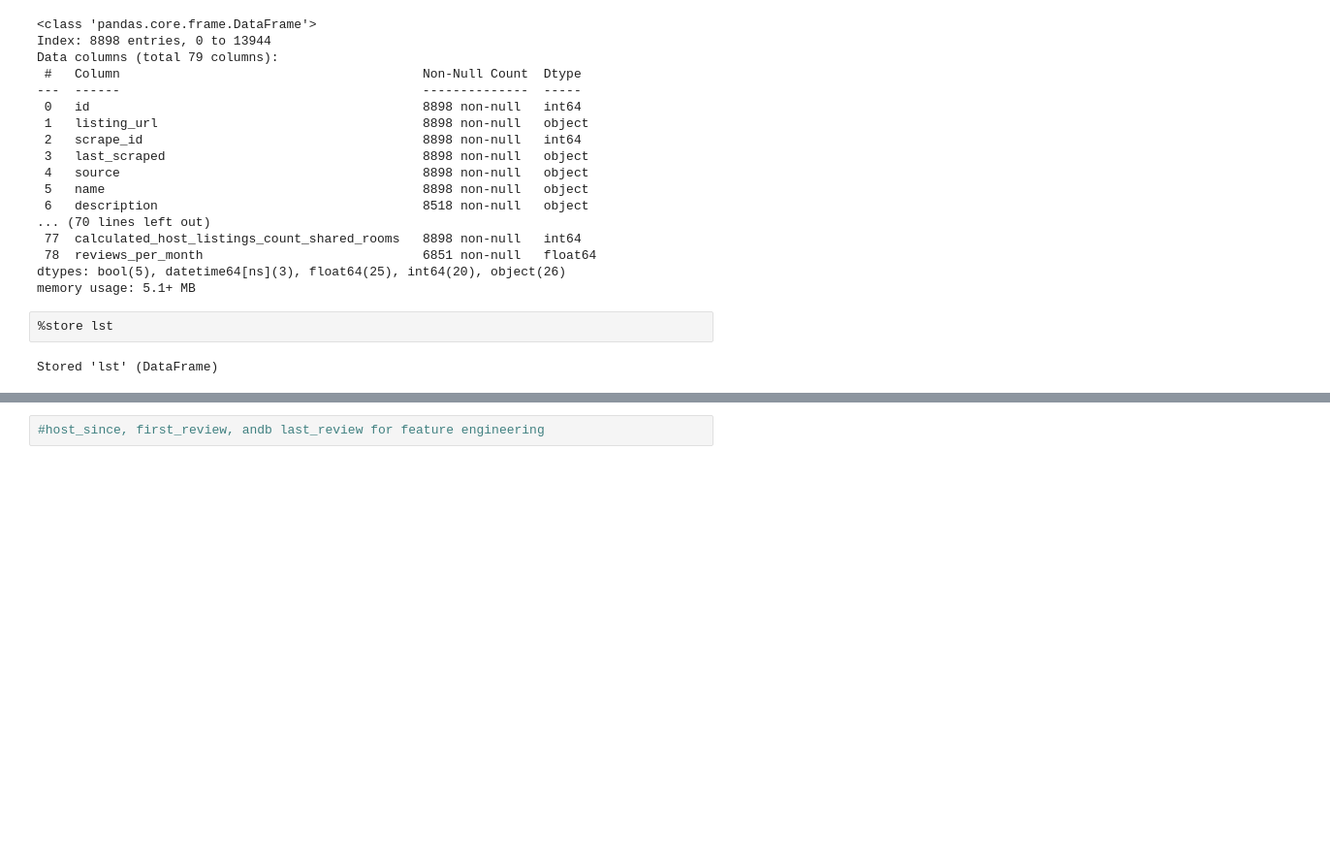
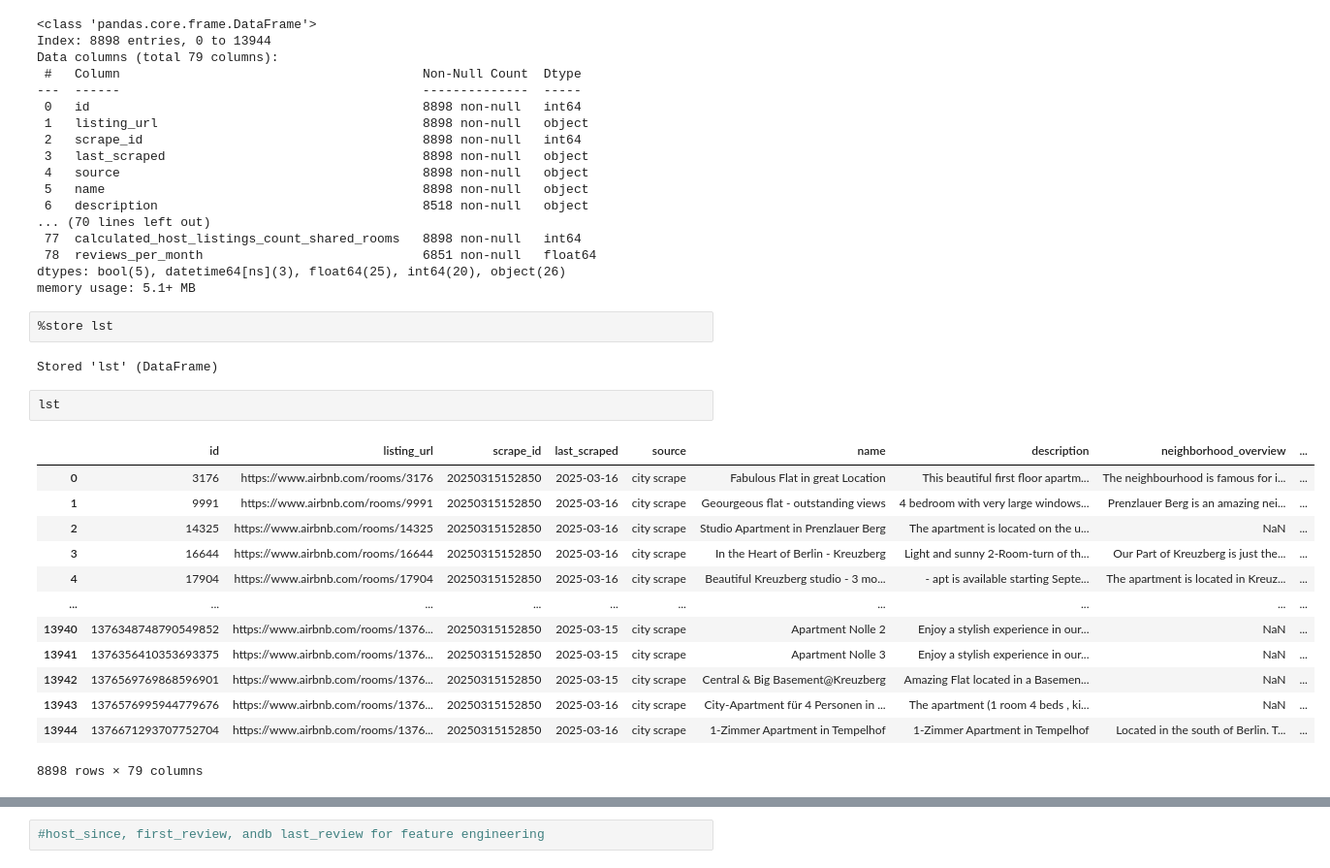
Before and after one commit to dimitrisavellas/airbnb-price-prediction, a Jupyter notebook: notebooks/02_data_cleaning_listings.ipynb, the cells around one changed output, grey strips where cells are left out. Shown at 97% size. Saved outputs shown, nothing was run; the diff lists cells and outputs as text; blank space fills up the shorter version.

```diff
--- a/notebooks/02_data_cleaning_listings.ipynb
+++ b/notebooks/02_data_cleaning_listings.ipynb
@@ -137,3 +137,19 @@ memory usage: 5.1+ MB
 %store lst
 # %% [output]
 Stored 'lst' (DataFrame)
+# %%
+lst
+# %% [output]
+|  | id | listing_url | scrape_id | last_scraped | source | name | description | neighborhood_overview | ... |
+| 0 | 3176 | https://www.airbnb.com/rooms/3176 | 20250315152850 | 2025-03-16 | city scrape | Fabulous Flat in great Location | This beautiful first floor apartm... | The neighbourhood is famous for i... | ... |
+| 1 | 9991 | https://www.airbnb.com/rooms/9991 | 20250315152850 | 2025-03-16 | city scrape | Geourgeous flat - outstanding views | 4 bedroom with very large windows... | Prenzlauer Berg is an amazing nei... | ... |
+| 2 | 14325 | https://www.airbnb.com/rooms/14325 | 20250315152850 | 2025-03-16 | city scrape | Studio Apartment in Prenzlauer Berg | The apartment is located on the u... | NaN | ... |
+| 3 | 16644 | https://www.airbnb.com/rooms/16644 | 20250315152850 | 2025-03-16 | city scrape | In the Heart of Berlin - Kreuzberg | Light and sunny 2-Room-turn of th... | Our Part of Kreuzberg is just the... | ... |
+| 4 | 17904 | https://www.airbnb.com/rooms/17904 | 20250315152850 | 2025-03-16 | city scrape | Beautiful Kreuzberg studio - 3 mo... | - apt is available starting Septe... | The apartment is located in Kreuz... | ... |
+| ... | ... | ... | ... | ... | ... | ... | ... | ... | ... |
+| 13940 | 1376348748790549852 | https://www.airbnb.com/rooms/1376... | 20250315152850 | 2025-03-15 | city scrape | Apartment Nolle 2 | Enjoy a stylish experience in our... | NaN | ... |
+| 13941 | 1376356410353693375 | https://www.airbnb.com/rooms/1376... | 20250315152850 | 2025-03-15 | city scrape | Apartment Nolle 3 | Enjoy a stylish experience in our... | NaN | ... |
+| 13942 | 1376569769868596901 | https://www.airbnb.com/rooms/1376... | 20250315152850 | 2025-03-15 | city scrape | Central & Big Basement@Kreuzberg | Amazing Flat located in a Basemen... | NaN | ... |
+| 13943 | 1376576995944779676 | https://www.airbnb.com/rooms/1376... | 20250315152850 | 2025-03-16 | city scrape | City-Apartment für 4 Personen in ... | The apartment (1 room 4 beds , ki... | NaN | ... |
+| 13944 | 1376671293707752704 | https://www.airbnb.com/rooms/1376... | 20250315152850 | 2025-03-16 | city scrape | 1-Zimmer Apartment in Tempelhof | 1-Zimmer Apartment in Tempelhof | Located in the south of Berlin. T... | ... |
+8898 rows × 79 columns
```
Also changed, not shown: parts of 3 cells of this notebook, 15 other files.
